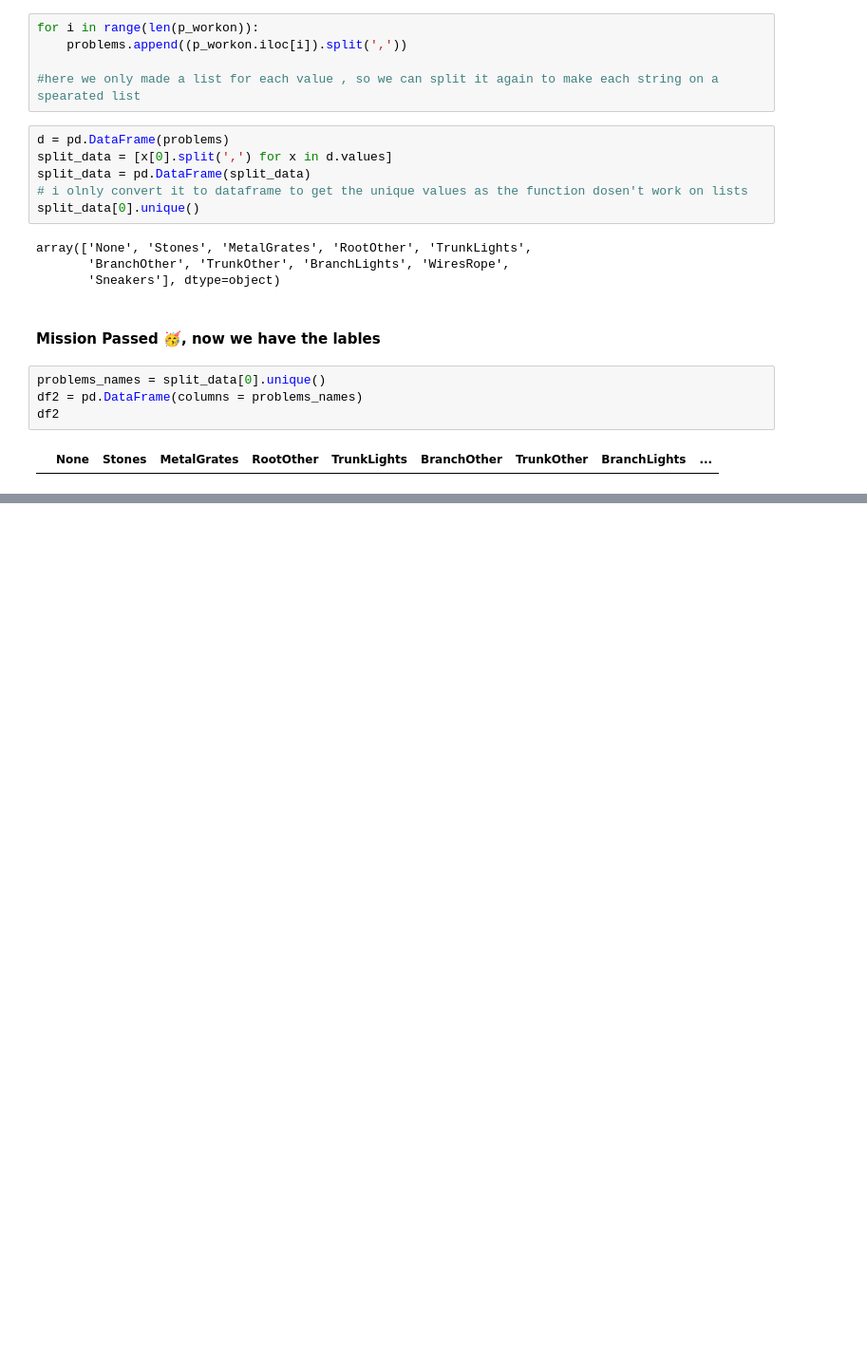
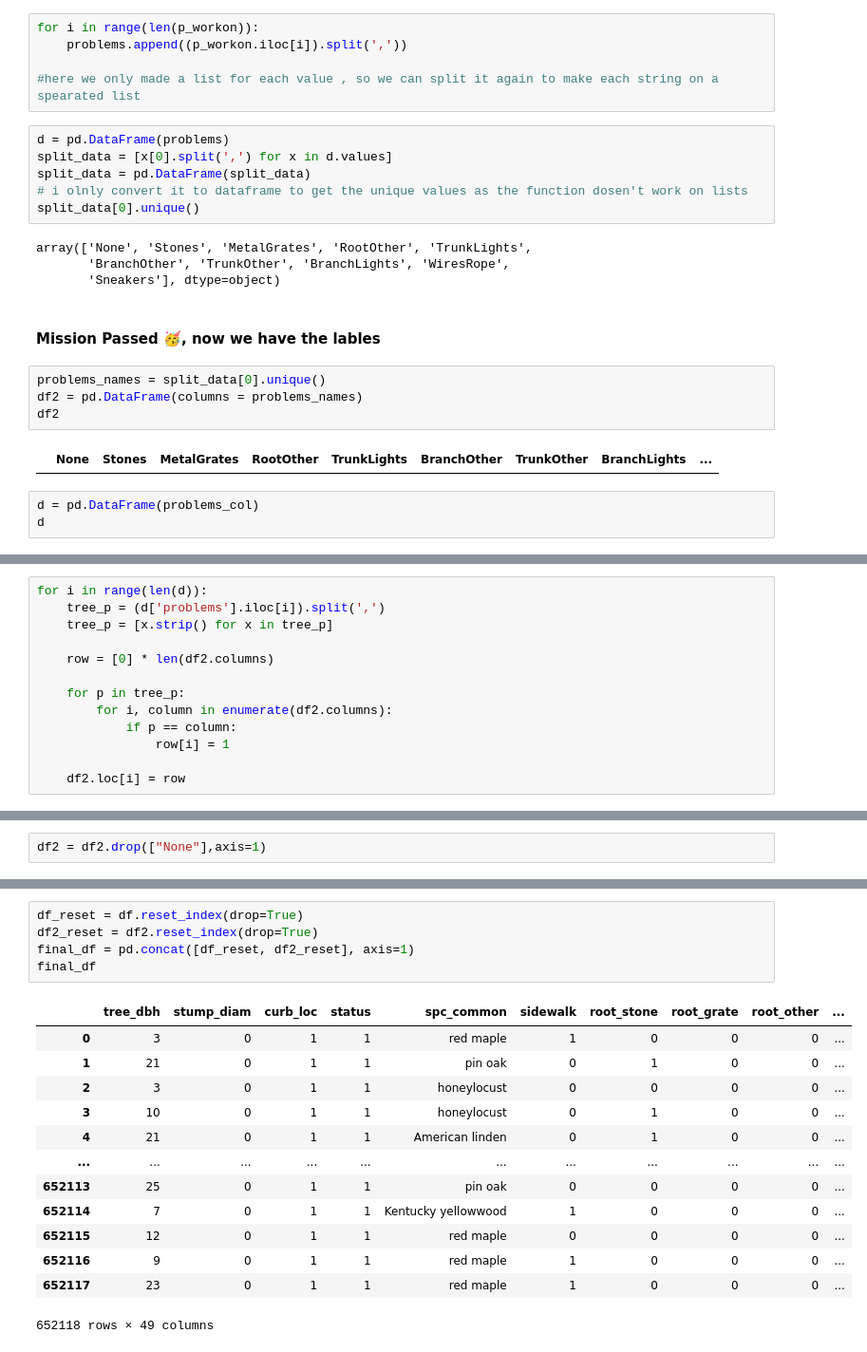
Before and after one commit to toqafotoh/Street-Tree-Data-Cleaning, a Jupyter notebook: Data Cleaning .ipynb, the cells around one changed output, grey strips where cells are left out. Shown: that part at 95% size. Saved outputs shown, nothing was run; the diff lists cells and outputs as text; blank space fills up the shorter version.

```diff
--- a/Data Cleaning .ipynb
+++ b/Data Cleaning .ipynb
@@ -328,3 +374,6 @@ df2 = pd.DataFrame(columns = problems_names)
 df2
 # %% [output]
 |  | None | Stones | MetalGrates | RootOther | TrunkLights | BranchOther | TrunkOther | BranchLights | ... |
+# %%
+d = pd.DataFrame(problems_col)
+d
@@ -331 +394,14 @@ df2
+# %%
+for i in range(len(d)):
+    tree_p = (d['problems'].iloc[i]).split(',')
+    tree_p = [x.strip() for x in tree_p]
+
+    row = [0] * len(df2.columns)
+
+    for p in tree_p:
+        for i, column in enumerate(df2.columns):
+            if p == column:
+                row[i] = 1
+
+    df2.loc[i] = row
 # %%
@@ -440,0 +462,2 @@ df.shape
+# %%
+df2 = df2.drop(["None"],axis=1)
@@ -440,0 +493,19 @@ df.shape
+# %%
+df_reset = df.reset_index(drop=True)
+df2_reset = df2.reset_index(drop=True)
+final_df = pd.concat([df_reset, df2_reset], axis=1)
+final_df
+# %% [output]
+|  | tree_dbh | stump_diam | curb_loc | status | spc_common | sidewalk | root_stone | root_grate | root_other | ... |
+| 0 | 3 | 0 | 1 | 1 | red maple | 1 | 0 | 0 | 0 | ... |
+| 1 | 21 | 0 | 1 | 1 | pin oak | 0 | 1 | 0 | 0 | ... |
+| 2 | 3 | 0 | 1 | 1 | honeylocust | 0 | 0 | 0 | 0 | ... |
+| 3 | 10 | 0 | 1 | 1 | honeylocust | 0 | 1 | 0 | 0 | ... |
+| 4 | 21 | 0 | 1 | 1 | American linden | 0 | 1 | 0 | 0 | ... |
+| ... | ... | ... | ... | ... | ... | ... | ... | ... | ... | ... |
+| 652113 | 25 | 0 | 1 | 1 | pin oak | 0 | 0 | 0 | 0 | ... |
+| 652114 | 7 | 0 | 1 | 1 | Kentucky yellowwood | 1 | 0 | 0 | 0 | ... |
+| 652115 | 12 | 0 | 1 | 1 | red maple | 0 | 0 | 0 | 0 | ... |
+| 652116 | 9 | 0 | 1 | 1 | red maple | 1 | 0 | 0 | 0 | ... |
+| 652117 | 23 | 0 | 1 | 1 | red maple | 1 | 0 | 0 | 0 | ... |
+652118 rows × 49 columns
```
Also changed, not shown: parts of 17 cells of this notebook.
